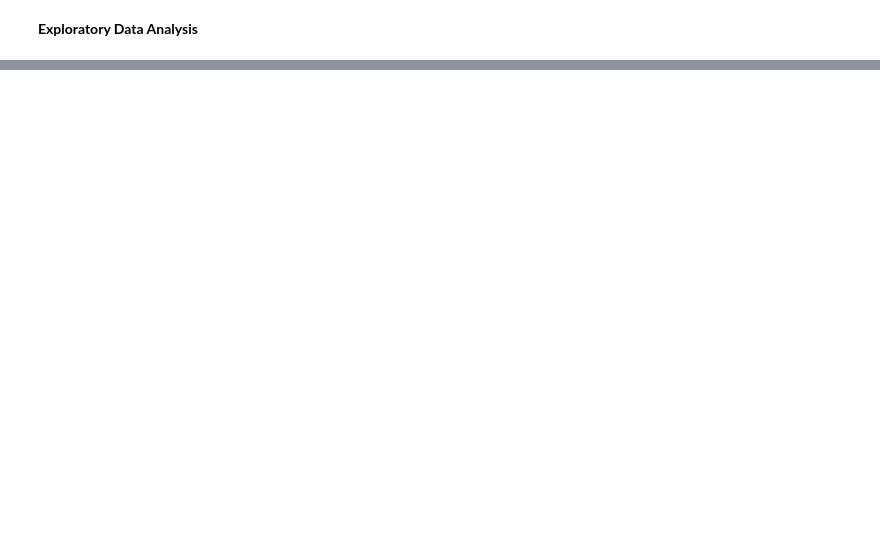
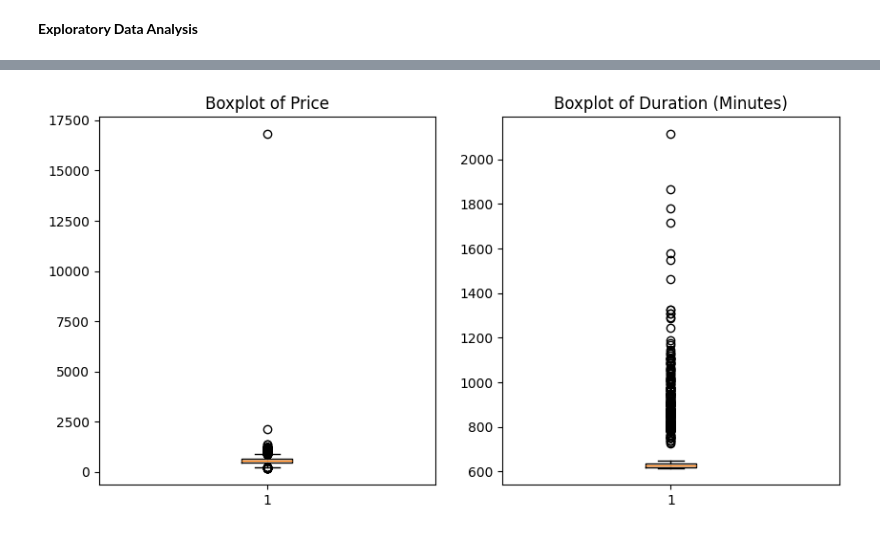
Before and after one commit to katrinekjaergaard/dsp-flight, a Jupyter notebook: EDA_flight.ipynb, the cells around one changed output, grey strips where cells are left out. Saved outputs shown, nothing was run; the diff lists cells and outputs as text; code cells hidden in the pictures; blank space fills up the shorter version.

```diff
--- a/EDA_flight.ipynb
+++ b/EDA_flight.ipynb
@@ -10,0 +131,12 @@ First we'll need to transform the variables into the correct datatype and clean
+# %%
+# Convert it to date time
+df['Search Date'] = pd.to_datetime(df['Search Date'])
+df['Departure Date'] = pd.to_datetime(df['Departure Date'])
+df['Arrival Date'] = pd.to_datetime(df['Arrival Date'])
+df['Number of Stops'] = df['Number of Stops'].astype('category')
+
+# Calculate the difference in days
+df['Days Until Departure'] = (df['Departure Date'] - df['Search Date']).dt.days
+
+# Preview the DataFrame
+df.head()
@@ -31,22 +171,0 @@ memory usage: 70.4+ KB
-# %%
-# Convert columns to datetime
-df['Search Date'] = pd.to_datetime(df['Search Date']).dt.date
-df['Departure Time'] = pd.to_datetime(df['Departure Time']).dt.strftime('%Y-%m-%d %H:%M:%S')
-df['Arrival Time'] = pd.to_datetime(df['Arrival Time']).dt.strftime('%Y-%m-%d %H:%M:%S')
-df['Departure Time'] = pd.to_datetime(df['Departure Time']).dt.floor('S')
-df['Arrival Time'] = pd.to_datetime(df['Arrival Time']).dt.floor('S')
-
-
-# Convert Number of Stops to categorical
-df['Source City'] = df['Source City'].astype('category')
-df['Destination City'] = df['Source City'].astype('category')
-df['Airline'] = df['Airline'].astype('category')
-df['Flight Number'] = df['Flight Number'].astype('category')
-
-df['Number of Stops'] = df['Number of Stops'].astype('category')
-
-# Price conversion: remove the dollar sign and convert to float
-df['Price'] = df['Price'].str.replace('$', '').astype(float)
-
-# Check the new dtypes
-print(df.dtypes)
@@ -64,0 +188,12 @@ dtype: object
+# %%
+import matplotlib.pyplot as plt # pip install matplotlib
+
+# Create boxplots to visualize outliers in numerical variables
+fig, axs = plt.subplots(1, 2, figsize=(10,5))
+axs[0].boxplot(df["Price"])
+axs[0].set_title("Boxplot of Price")
+axs[1].boxplot(df["Duration (Minutes)"])
+axs[1].set_title("Boxplot of Duration (Minutes)")
+plt.show()
+# %% [output]
+[figure, added]
```
Also changed, not shown: parts of 28 cells of this notebook.
